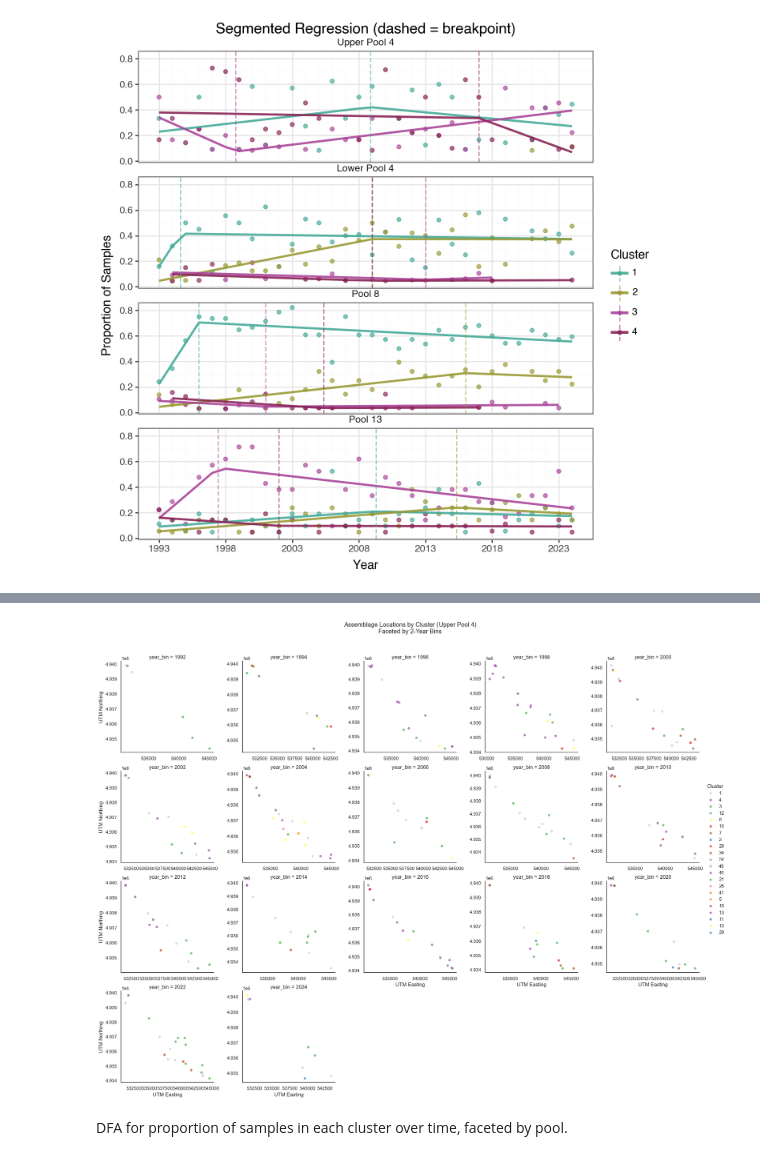
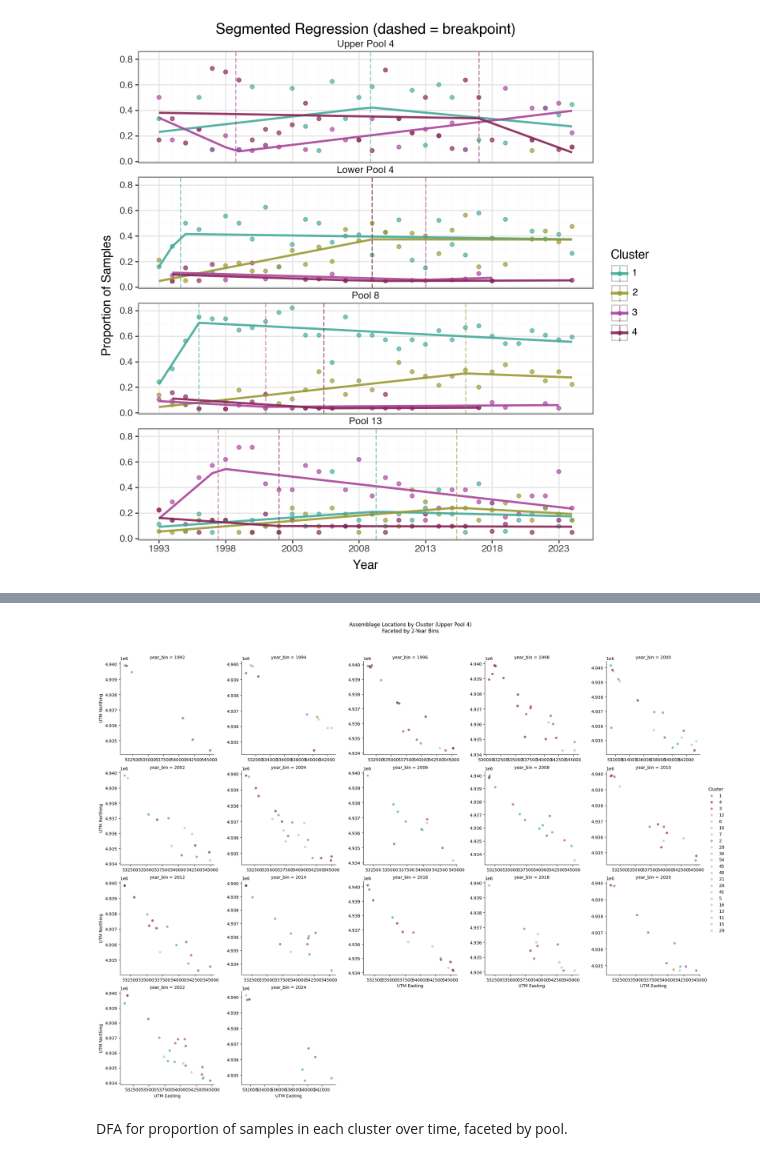
Before and after one commit to jppeirce/ltrm_fish, a Jupyter notebook: 3cluster_visualization.ipynb, the cells around one changed output, grey strips where cells are left out. Drawn from its saved outputs; the diff is of its cells as text; code cells hidden in the pictures.

```diff
--- a/3cluster_visualization.ipynb
+++ b/3cluster_visualization.ipynb
@@ -792,7 +961,7 @@ pool_filter = "Upper Pool 4"  # Change this to select different pools
 cluster_sizes = df_explore['cluster'].value_counts()
 largest_cluster = cluster_sizes.idxmax()
 unique_clusters = sorted(df_explore['cluster'].unique())
-palette = sns.color_palette("Set1", n_colors=len(unique_clusters))
+#palette = sns.color_palette("Set1", n_colors=len(unique_clusters))
 light_color = (0.8, 0.8, 0.8)  # RGB for light gray
 available_pools = df_explore['mode_pool'].unique()
 if pool_filter not in available_pools:
@@ -801,36 +970,45 @@ else:
     df_pool = df_explore[df_explore['mode_pool'] == pool_filter].copy()
 
     YEAR_BIN = 2
     # Create a new column for year bins
     df_pool['year_bin'] = ((df_pool['year']) // YEAR_BIN) * YEAR_BIN
 
     # Ensure cluster column is string type for consistency (optional, for legend order)
     df_pool['cluster'] = df_pool['cluster'].astype(str)
 
-    # Create the FacetGrid using the global color_map
+    # Create a string-keyed palette from the global color_map, ensuring all clusters in df_pool are included
+    str_color_map = {}
+    for c in df_pool['cluster'].unique():
+        c_int = int(c)
+        if c_int in color_map:
+            str_color_map[c] = color_map[c_int]
+        else:
+            str_color_map[c] = GREY_COLOR  # Use grey for clusters not in color_map
+
+    # Create the FacetGrid using the string-keyed color map
     g = sns.FacetGrid(
         df_pool,
         col="year_bin",
         col_wrap=5,
         height=4,
         sharex=False,
         sharey=False,
         hue="cluster",
-        palette=color_map  # Use global color map for consistency
+        palette=str_color_map  # Use string-keyed color map for consistency
     )
     g.map_dataframe(
         sns.scatterplot,
         x="utm_e",
         y="utm_n",
         alpha=0.7
     )
     g.add_legend(title="Cluster")
     g.set_axis_labels("UTM Easting", "UTM Northing")
     g.figure.subplots_adjust(top=0.9)
     g.figure.suptitle(f"Assemblage Locations by Cluster ({pool_filter})\nFaceted by {YEAR_BIN}-Year Bins")
     plt.show()
 # %% [output]
-[figure, old version]
+[figure, new version]
 # %% [markdown]
 DFA for proportion of samples in each cluster over time, faceted by pool.
 # %%
```
Also changed, not shown: parts of 17 cells of this notebook, 4 other files.
